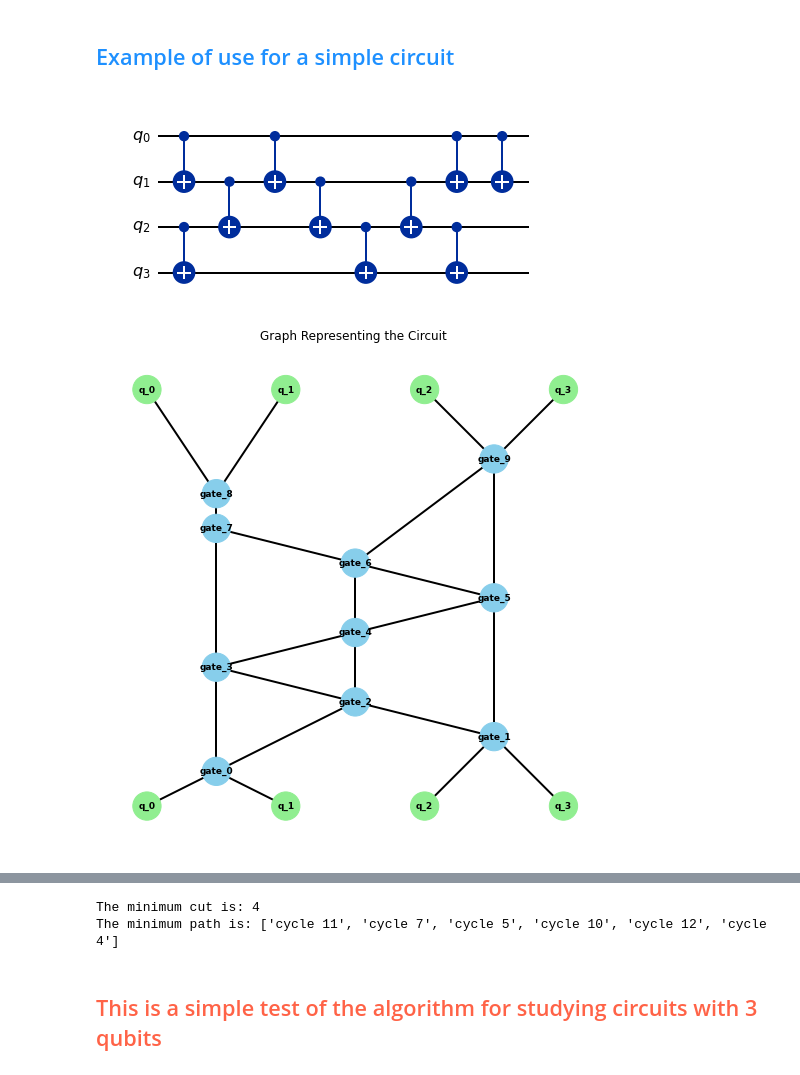
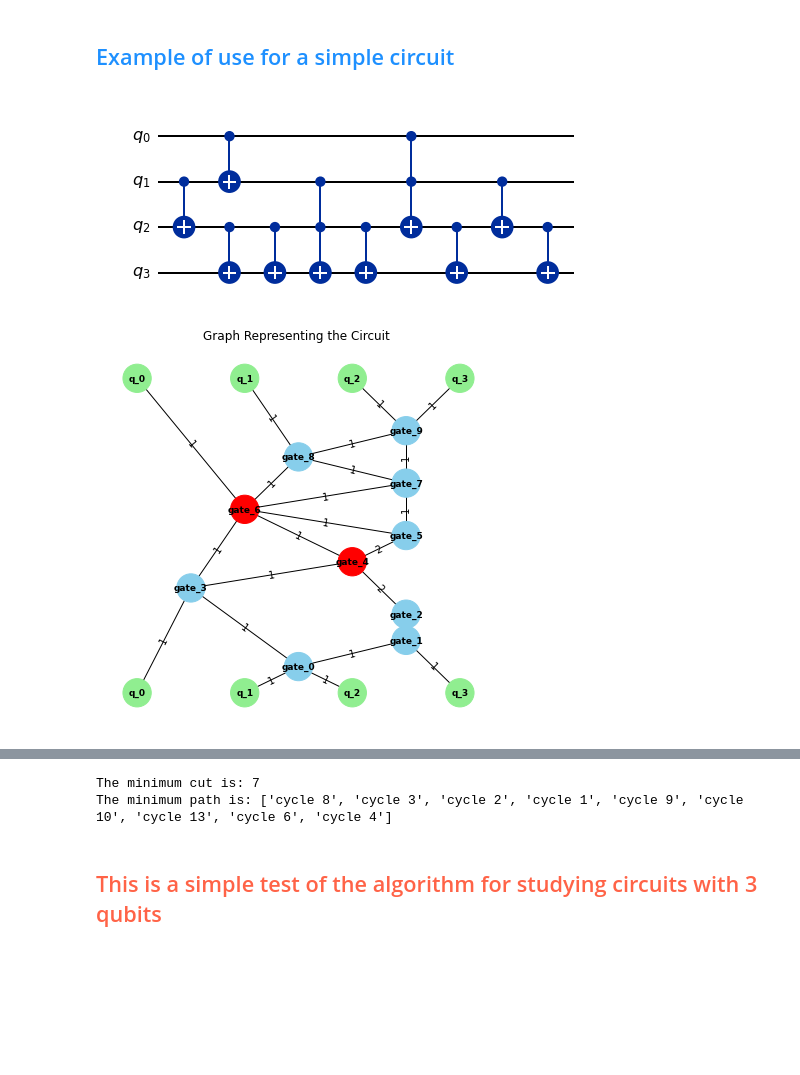
Before and after one commit to PiPevafo/Minimal-cut-in-a-Quantum-Circuit, a Jupyter notebook: dijkstra_algorithm.ipynb, the cells around one changed output, grey strips where cells are left out. Cells and saved outputs as stored; diff of their text form; code cells hidden in the pictures; blank space fills up the shorter version.

Commit message:
It was updated to allow 3-QBIT gates such as doping, in Dijkstra- algorithm-

```diff
--- a/dijkstra_algorithm.ipynb
+++ b/dijkstra_algorithm.ipynb
@@ -120,19 +133,13 @@ def draw_graph_with_cycles(G, pos, cycles):
     """
     Draw the graph with highlighted cycles.
     """
-    node_colors = []
-    for node in G.nodes():
-        if node.startswith('q_'):
-            node_colors.append('lightgreen')
-        else:
-            node_colors.append('skyblue')
 
     plt.figure(figsize=(12, 12))
     labels = nx.get_edge_attributes(G, 'weight')
     nx.draw_networkx_edge_labels(G, pos, edge_labels=labels)
     nx.draw(G, pos, with_labels=True,
         labels=nx.get_node_attributes(G, 'label'),
-        node_color=node_colors, edge_color="black",
+        node_color=list(nx.get_node_attributes(G, 'node_color').values()),
         node_size=800, font_size=9, font_weight="bold", width=2)
 
     # Assign colors to cycles
@@ -149,7 +156,6 @@ def draw_graph_with_cycles(G, pos, cycles):
 
     plt.title("Graph Representing the Circuitwith Highlighted Cycles")
     plt.show()
-
 
 def are_cycles_equivalent(cycle1, cycle2):
     """Check if cycle1 is a cyclic rotation of cycle2."""
@@ -335,18 +341,18 @@ def min_cut(G, pos, cut):
 
     # Add edges between the qubits below
     for i in range(n_qubits - 1):
-        G.add_edge(f'q_{i}', f'q_{i+1}', weight=0)
+        G.add_edge(f'q_bottom_{i}', f'q_bottom_{i+1}', weight=0)
 
     # Add a node below the row of qubits that connects to the initial and final qubits
-    G.add_node('s', label='S')
-    G.add_edge('s', f'q_0', weight=1)
-    G.add_edge('s', f'q_{n_qubits-1}', weight=1)
+    G.add_node('exit', label='exit', node_color='yellow')
+    G.add_edge('exit', f'q_bottom_0', weight=1)
+    G.add_edge('exit', f'q_bottom_{n_qubits-1}', weight=1)
 
-    # Calculate the center position in the X-axis for placing 's' at the middle of the graph
+    # Calculate the center position in the X-axis for placing 'exit' at the middle of the graph
     x_position = sum([pos[node][0] for node in G.nodes() if node.startswith('q_top')]) / n_qubits
-    pos['s'] = (x_position, -3)
+    pos['exit'] = (x_position, -3)
 
-    # Identify the cycle of q_top_u and q_top_v, and the cycle of s
+    # Identify the cycle of q_top_u and q_top_v, and the cycle of exit
     basis_cycles, cycle_edges = find_basic_cycles_with_edges(G)
 
     cycle_origin = ''
@@ -357,7 +363,7 @@ def min_cut(G, pos, cut):
 
     cycle_final = ''
     for c in basis_cycles:
-        if 's' in c:
+        if 'exit' in c:
             cycle_final = f"cycle {basis_cycles.index(c) + 1}"
             break
 
@@ -365,15 +371,15 @@ def min_cut(G, pos, cut):
 
     # Uncomment if you want to see the graph of minimal cut flow graphs
 
-    # draw_graph_with_cycles(G, pos, basis_cycles)
+    draw_graph_with_cycles(G, pos, basis_cycles)
 
-    # pos1 = nx.spring_layout(cycle_graph)
-    # plt.figure(figsize=(10, 10))
-    # labels = nx.get_edge_attributes(cycle_graph, 'weight')
-    # nx.draw(cycle_graph, pos1, with_labels=True, node_color="skyblue", node_size=1500, font_size=9, font_weight="bold", width=2)
-    # nx.draw_networkx_edge_labels(cycle_graph, pos1, edge_labels=labels)
-    # plt.title("Graph Representing the Flow of the oiringinal Graph")
-    # plt.show()
+    pos1 = nx.spring_layout(cycle_graph)
+    plt.figure(figsize=(10, 10))
+    labels = nx.get_edge_attributes(cycle_graph, 'weight')
+    nx.draw(cycle_graph, pos1, with_labels=True, node_color="skyblue", node_size=1500, font_size=9, font_weight="bold", width=2)
+    nx.draw_networkx_edge_labels(cycle_graph, pos1, edge_labels=labels)
+    plt.title("Graph Representing the Flow of the oiringinal Graph")
+    plt.show()
 
     min_path, path_weight_sum = min_path_fluxGraph(cycle_graph, f'{cycle_origin}', f'{cycle_final}')
 
@@ -384,30 +390,31 @@ def min_cut(G, pos, cut):
 # %%
 n_qubits = 4
 gates = 10
+doped = 0.2 # Doping percentage (3-Qubit gates)
 cut = [1, 2]
 
 # Create the graph and the circuit
 
-G, pos, gates = random_circuit_to_graph(n_qubits, gates)
+G, pos, gates = random_circuit_to_graph(n_qubits, gates, doped)
 qc = gates_to_circuit(n_qubits, gates)
 
 
 # Draw the circuit and graph
 
 display(qc.draw(output='mpl'))
 draw_circuit_graph(G, pos)
 
 
 # Convert the graph to a flow graph
 cycle_graph = convert_to_flowGraph(G)
 pos1 = nx.spring_layout(cycle_graph)
 
 
 # Calculate the minimum cut in the circuit
 
 min_path, min_cut_value = min_cut(G, pos, cut)
 print("The minimum cut is:", min_cut_value)
 print("The minimum path is:", min_path)
 # %% [output]
-[figure, old version]
+[figure, new version]
-[figure, old version]
+[figure, new version]
@@ -416,5 +423,5 @@ print("The minimum path is:", min_path)
-The minimum cut is: 4
-The minimum path is: ['cycle 11', 'cycle 7', 'cycle 5', 'cycle 10', 'cycle 12', 'cycle 4']
+The minimum cut is: 7
+The minimum path is: ['cycle 8', 'cycle 3', 'cycle 2', 'cycle 1', 'cycle 9', 'cycle 10', 'cycle 13', 'cycle 6', 'cycle 4']
 # %% [markdown]
 <h2 style="color: #FF6347;"> This is a simple test of the algorithm for studying circuits with 3 qubits </h2>
 # %% [markdown]
```
Also changed, not shown: parts of 2 cells of this notebook.
